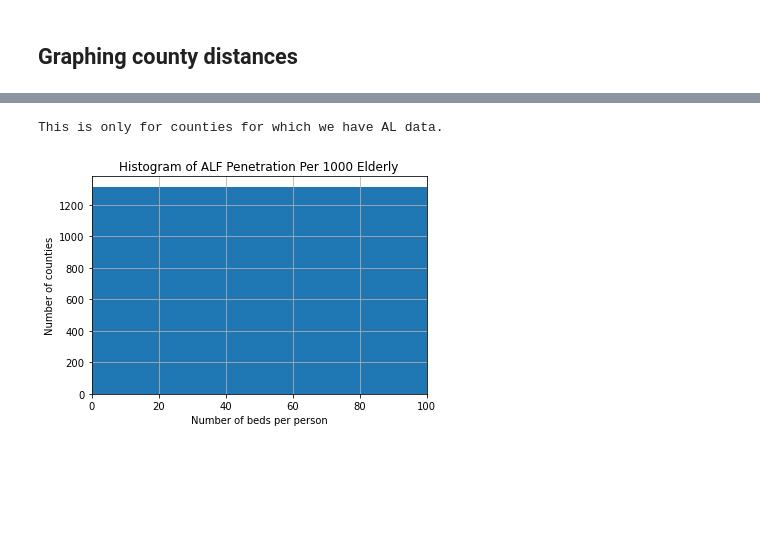
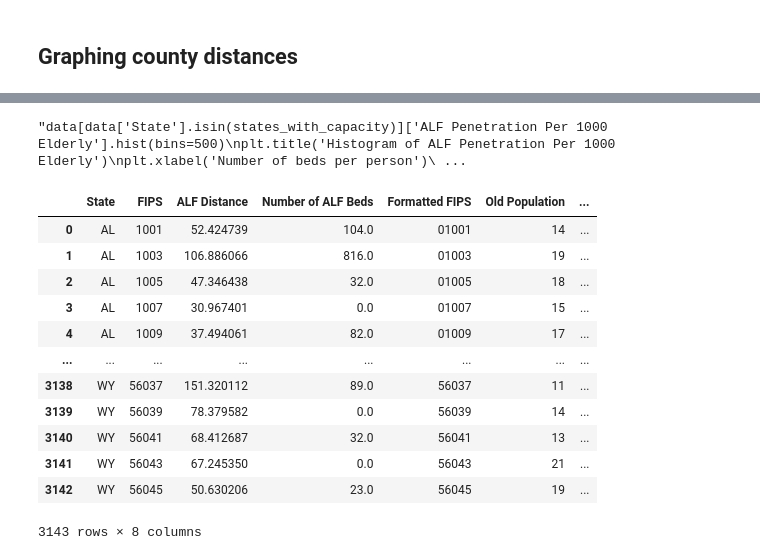
Before and after one commit to onefact/assisted-living, a Jupyter notebook: notebooks/analysis.ipynb, the cells around one changed output, grey strips where cells are left out. Cells and saved outputs as stored; diff of their text form; code cells hidden in the pictures; blank space fills up the shorter version.

```diff
--- a/notebooks/analysis.ipynb
+++ b/notebooks/analysis.ipynb
@@ -469,11 +472,26 @@ This is only for counties for which we have AL data.
 # %%
-data[data['State'].isin(states_with_capacity)]['ALF Penetration Per 1000 Elderly'].hist(bins=500)
+"""data[data['State'].isin(states_with_capacity)]['ALF Penetration Per 1000 Elderly'].hist(bins=500)
 plt.title('Histogram of ALF Penetration Per 1000 Elderly')
 plt.xlabel('Number of beds per person')
 plt.ylabel('Number of counties')
 plt.xlim([0,100])
 print('This is only for counties for which we have AL data.')
-plt.show()
+plt.show()"""
 # %% [output]
-This is only for counties for which we have AL data.
+"data[data['State'].isin(states_with_capacity)]['ALF Penetration Per 1000 Elderly'].hist(bins=500)\nplt.title('Histogram of ALF Penetration Per 1000 Elderly')\nplt.xlabel('Number of beds per person')\ ...
-[figure, removed]
+# %%
+data
+# %% [output]
+|  | State | FIPS | ALF Distance | Number of ALF Beds | Formatted FIPS | Old Population | ... |
+| 0 | AL | 1001 | 52.424739 | 104.0 | 01001 | 14 | ... |
+| 1 | AL | 1003 | 106.886066 | 816.0 | 01003 | 19 | ... |
+| 2 | AL | 1005 | 47.346438 | 32.0 | 01005 | 18 | ... |
+| 3 | AL | 1007 | 30.967401 | 0.0 | 01007 | 15 | ... |
+| 4 | AL | 1009 | 37.494061 | 82.0 | 01009 | 17 | ... |
+| ... | ... | ... | ... | ... | ... | ... | ... |
+| 3138 | WY | 56037 | 151.320112 | 89.0 | 56037 | 11 | ... |
+| 3139 | WY | 56039 | 78.379582 | 0.0 | 56039 | 14 | ... |
+| 3140 | WY | 56041 | 68.412687 | 32.0 | 56041 | 13 | ... |
+| 3141 | WY | 56043 | 67.245350 | 0.0 | 56043 | 21 | ... |
+| 3142 | WY | 56045 | 50.630206 | 23.0 | 56045 | 19 | ... |
+3143 rows × 8 columns
```
Also changed, not shown: parts of 27 cells of this notebook, 24 other files.
